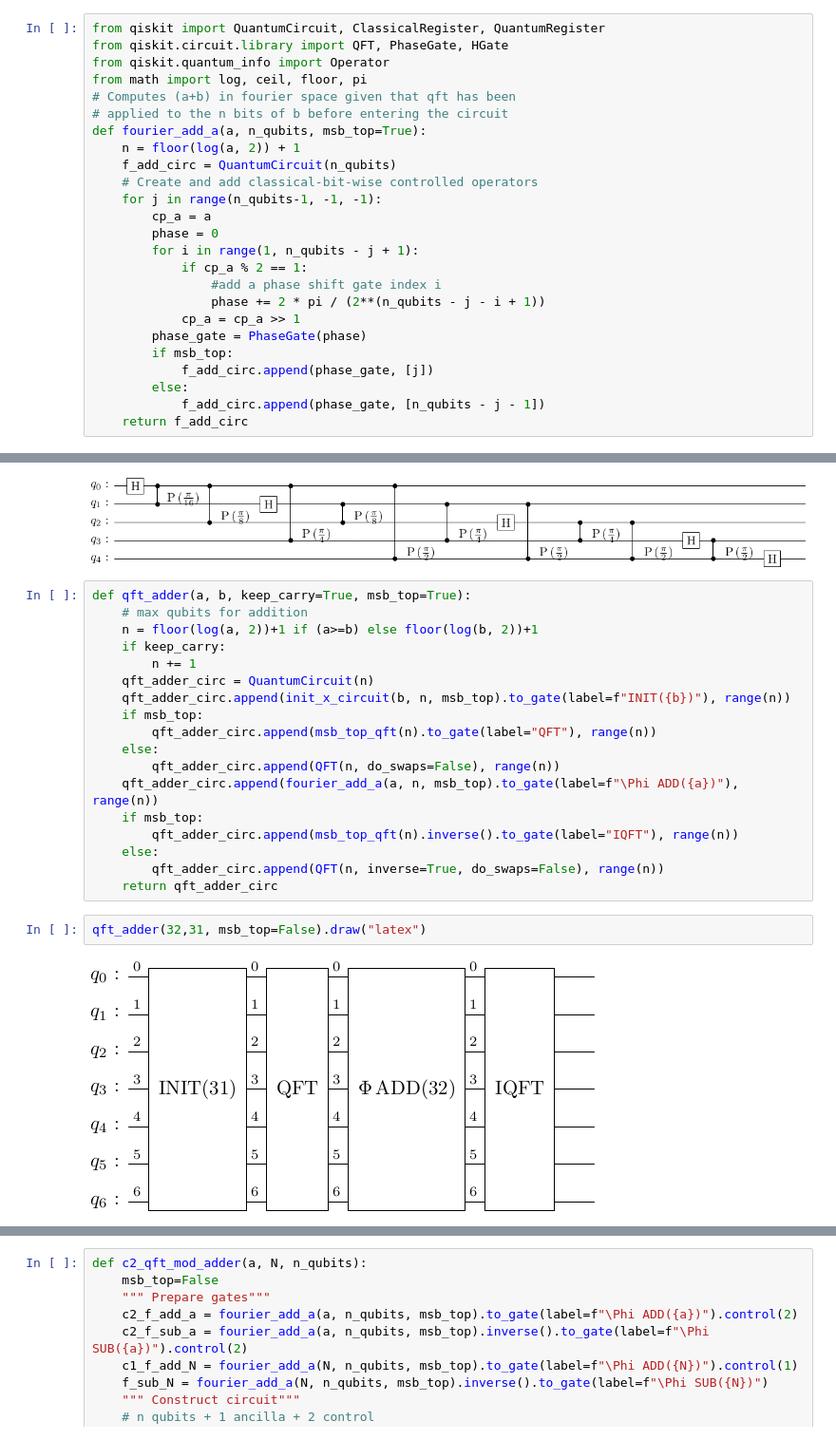
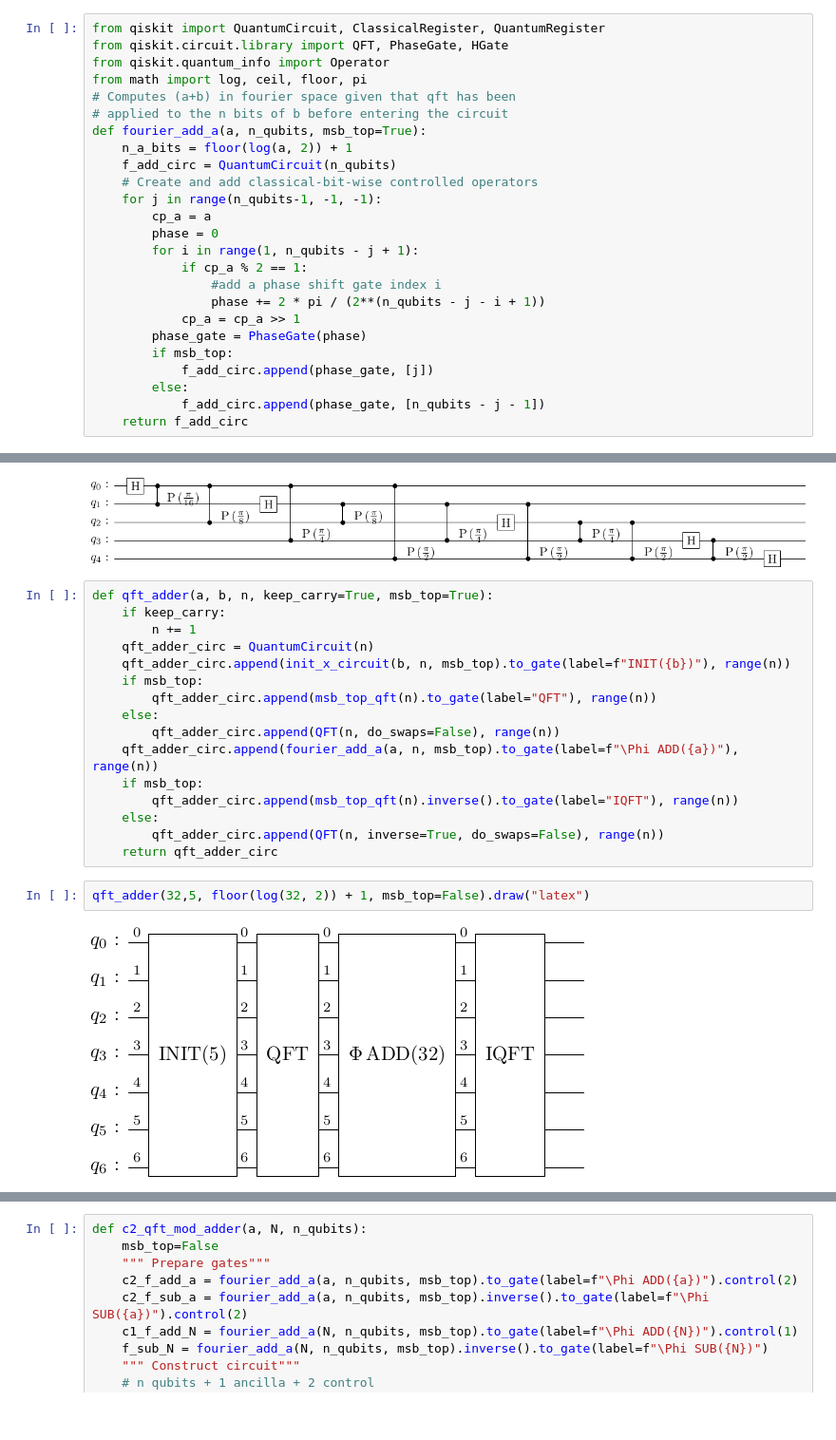
Before and after one commit to Treks2448/shors-algorithm, a Jupyter notebook: modulo-adder.ipynb, the cells around one changed output, grey strips where cells are left out. Shown at 95% size. Drawn from its saved outputs; the diff is of its cells as text.

```diff
--- a/modulo-adder.ipynb
+++ b/modulo-adder.ipynb
@@ -6,7 +6,7 @@ from math import log, ceil, floor, pi
 # Computes (a+b) in fourier space given that qft has been
 # applied to the n bits of b before entering the circuit
 def fourier_add_a(a, n_qubits, msb_top=True):
-    n = floor(log(a, 2)) + 1
+    n_a_bits = floor(log(a, 2)) + 1
     f_add_circ = QuantumCircuit(n_qubits)
     # Create and add classical-bit-wise controlled operators
     for j in range(n_qubits-1, -1, -1):
@@ -59,9 +59,7 @@ msb_top_qft(5).draw("latex")
 # %% [output]
 [figure]
 # %%
-def qft_adder(a, b, keep_carry=True, msb_top=True):
-    # max qubits for addition
-    n = floor(log(a, 2))+1 if (a>=b) else floor(log(b, 2))+1
+def qft_adder(a, b, n, keep_carry=True, msb_top=True):
     if keep_carry:
         n += 1
     qft_adder_circ = QuantumCircuit(n)
@@ -77,9 +75,9 @@ def qft_adder(a, b, keep_carry=True, msb_top=True):
         qft_adder_circ.append(QFT(n, inverse=True, do_swaps=False), range(n))
     return qft_adder_circ
 # %%
-qft_adder(32,31, msb_top=False).draw("latex")
+qft_adder(32,5, floor(log(32, 2)) + 1, msb_top=False).draw("latex")
 # %% [output]
-[figure, old version]
+[figure, new version]
 # %%
 from qiskit.providers.aer import QasmSimulator
 from qiskit import transpile
```
Also changed, not shown: parts of 5 cells of this notebook, 2 other files.
